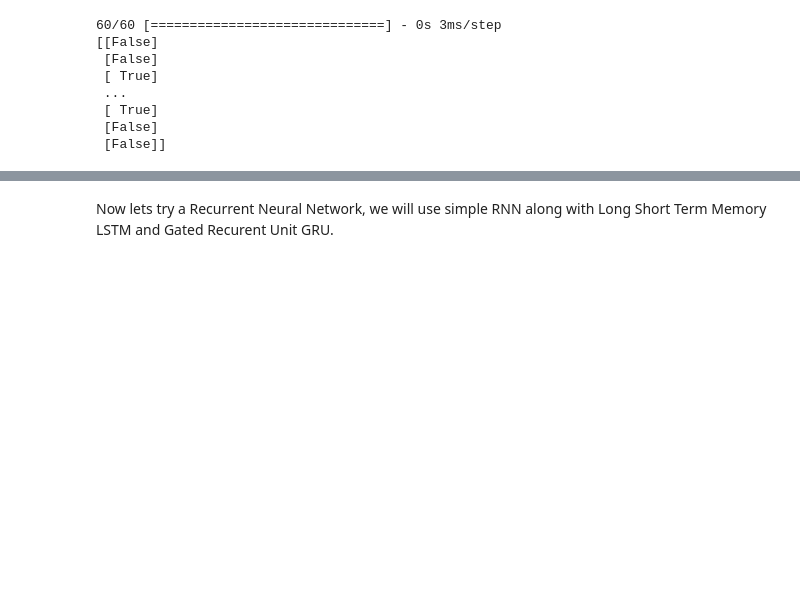
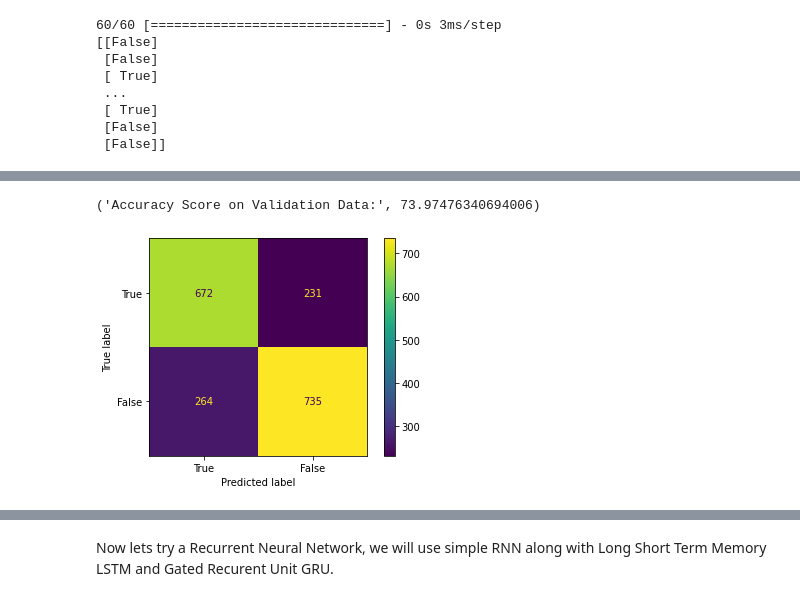
Before and after one commit to phmorris610/cs39aa_project, a Jupyter notebook: project_part3.ipynb, the cells around one changed output, grey strips where cells are left out. Cells and saved outputs as stored; diff of their text form; code cells hidden in the pictures; blank space fills up the shorter version.

```diff
--- a/project_part3.ipynb
+++ b/project_part3.ipynb
@@ -635,0 +531,3 @@ After using a Neural Net with the same parameters, we can see a fairly sizeable
+# %%
+fit = classifier.fit(Xtftrain_tensor_lem, y_train_lem, validation_data=(Xtfval_tensor_lem, y_val_lem), batch_size=500, epochs=4)
+fit
@@ -635,0 +544,7 @@ After using a Neural Net with the same parameters, we can see a fairly sizeable
+# %%
+y_pred_lem = classifier.predict(Xtfval_tensor_lem)
+y_pred_lem = (y_pred_lem > 0.5)
+cm = ConfusionMatrixDisplay(confusion_matrix(y_val_lem, y_pred_lem), display_labels=['True', 'False'])
+cm.plot()
+'Accuracy Score on Validation Data:', accuracy_score(y_val_lem, y_pred_lem)*100
+# %% [output]
@@ -635,0 +552,2 @@ After using a Neural Net with the same parameters, we can see a fairly sizeable
+('Accuracy Score on Validation Data:', 73.97476340694006)
+[figure, added]
```
Also changed, not shown: parts of 52 cells of this notebook.
